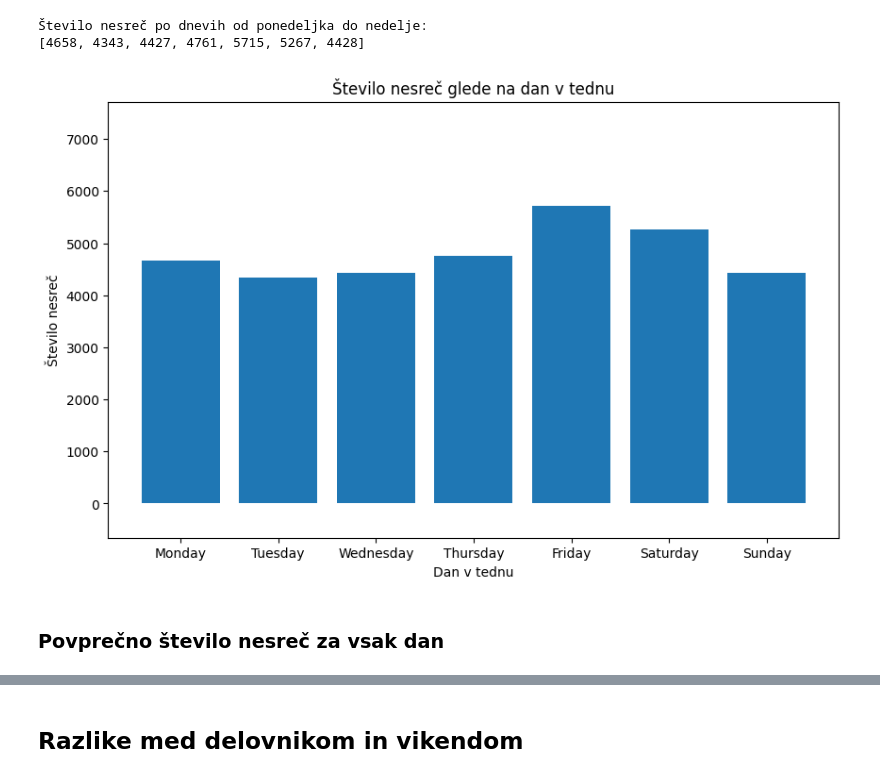
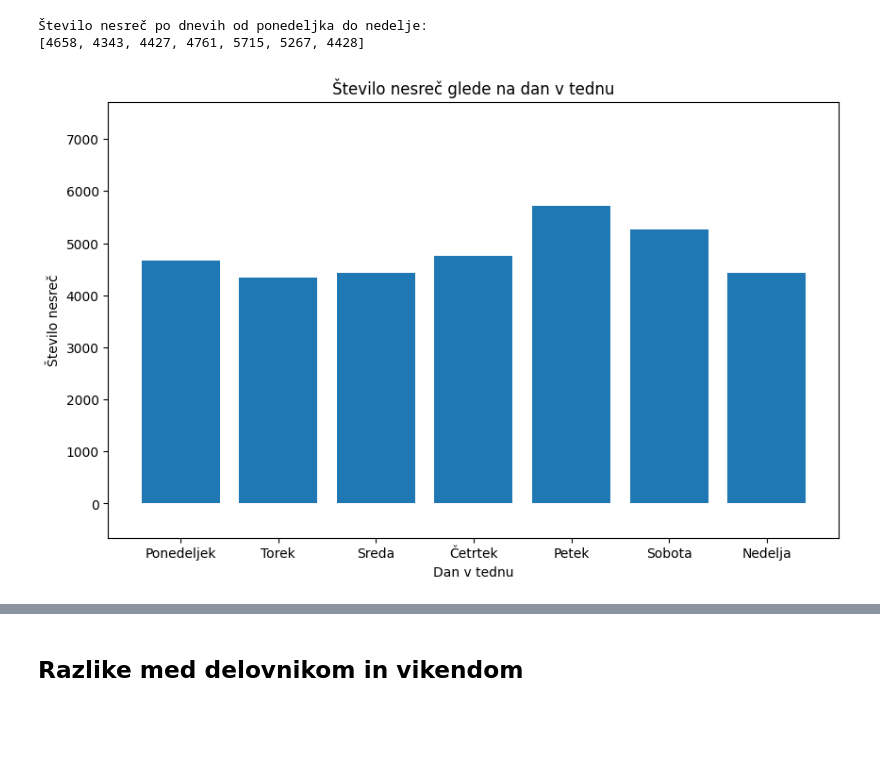
Before and after one commit to hanaskitek/diplomska-git, a Jupyter notebook: 01_analiza_po_dnevih.ipynb, the cells around one changed output, grey strips where cells are left out. Cells and saved outputs as stored; diff of their text form; code cells hidden in the pictures; blank space fills up the shorter version.

```diff
--- a/01_analiza_po_dnevih.ipynb
+++ b/01_analiza_po_dnevih.ipynb
@@ -9,6 +13,21 @@ data = pd.read_csv(file_path)
 # %%
 # Pretvori stolpec 'NastanekDatumCas' v pravilen format (vsaka vrednost bo pandas objekt za datum in čas)
 data['NastanekDatumCas'] = pd.to_datetime(data['NastanekDatumCas'], format='ISO8601', errors='coerce')
+
+data['Day_EN'] = data['NastanekDatumCas'].dt.day_name()
+
+day_translation = {
+    'Monday': 'Ponedeljek',
+    'Tuesday': 'Torek',
+    'Wednesday': 'Sreda',
+    'Thursday': 'Četrtek',
+    'Friday': 'Petek',
+    'Saturday': 'Sobota',
+    'Sunday': 'Nedelja'
+}
+
+data['Day_SLO'] = data['Day_EN'].map(day_translation)
+# display(data)
 # %% [markdown]
 ### Število nesreč za vsak dan v tednu
 # %%
@@ -32,18 +51,17 @@ print(accident_counts_array)
 [4658, 4343, 4427, 4761, 5715, 5267, 4428]
 # %%
 # Stolpčni diagram
+day_order_slo = ['Ponedeljek', 'Torek', 'Sreda', 'Četrtek', 'Petek', 'Sobota', 'Nedelja']
 plt.figure(figsize=(10, 6))
-plt.bar(day_order, accident_counts_array)
+plt.bar(day_order_slo, accident_counts_array)
 
 # Prilagodi skalo y-osi, da bodo razlike bolj vidne
 plt.ylim(min(accident_counts_array) - 5000, max(accident_counts_array) + 2000)
 
 plt.xlabel('Dan v tednu')
 plt.ylabel('Število nesreč')
 plt.title('Število nesreč glede na dan v tednu')
 
 plt.show()
 # %% [output]
-[figure, old version]
+[figure, new version]
-# %% [markdown]
-### Povprečno število nesreč za vsak dan
```
Also changed, not shown: parts of 23 cells of this notebook.
